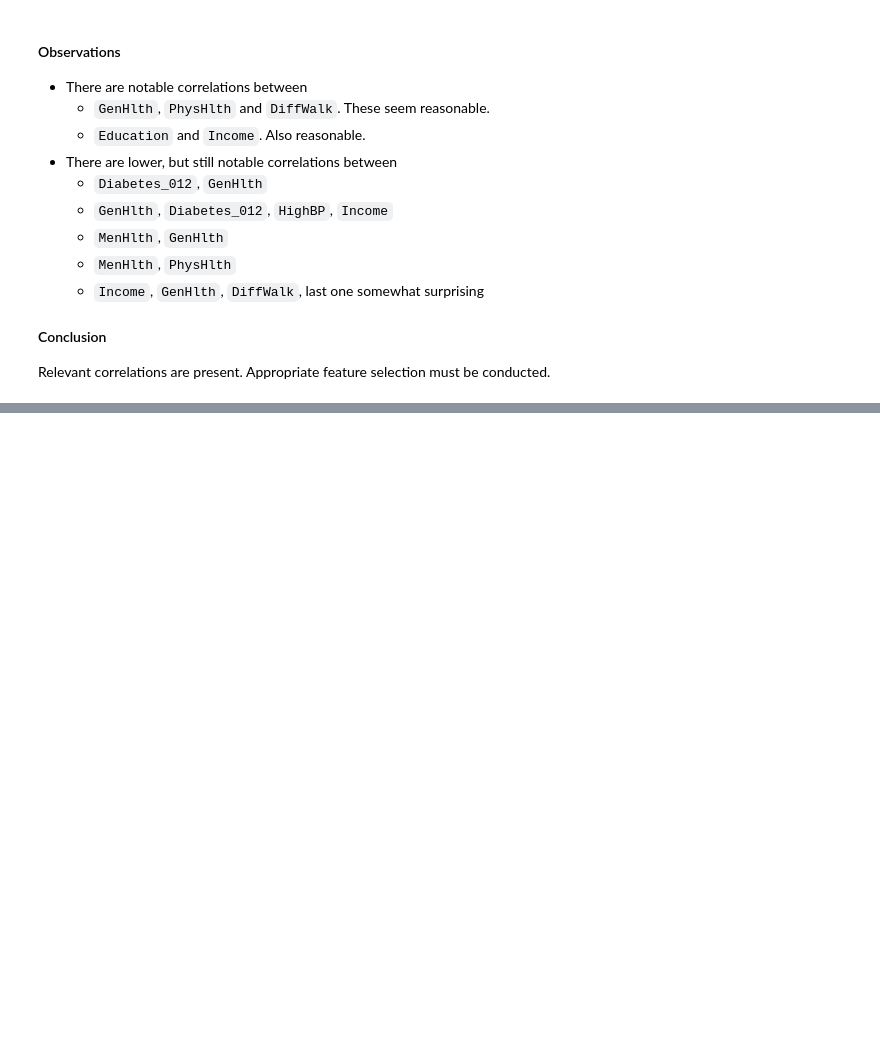
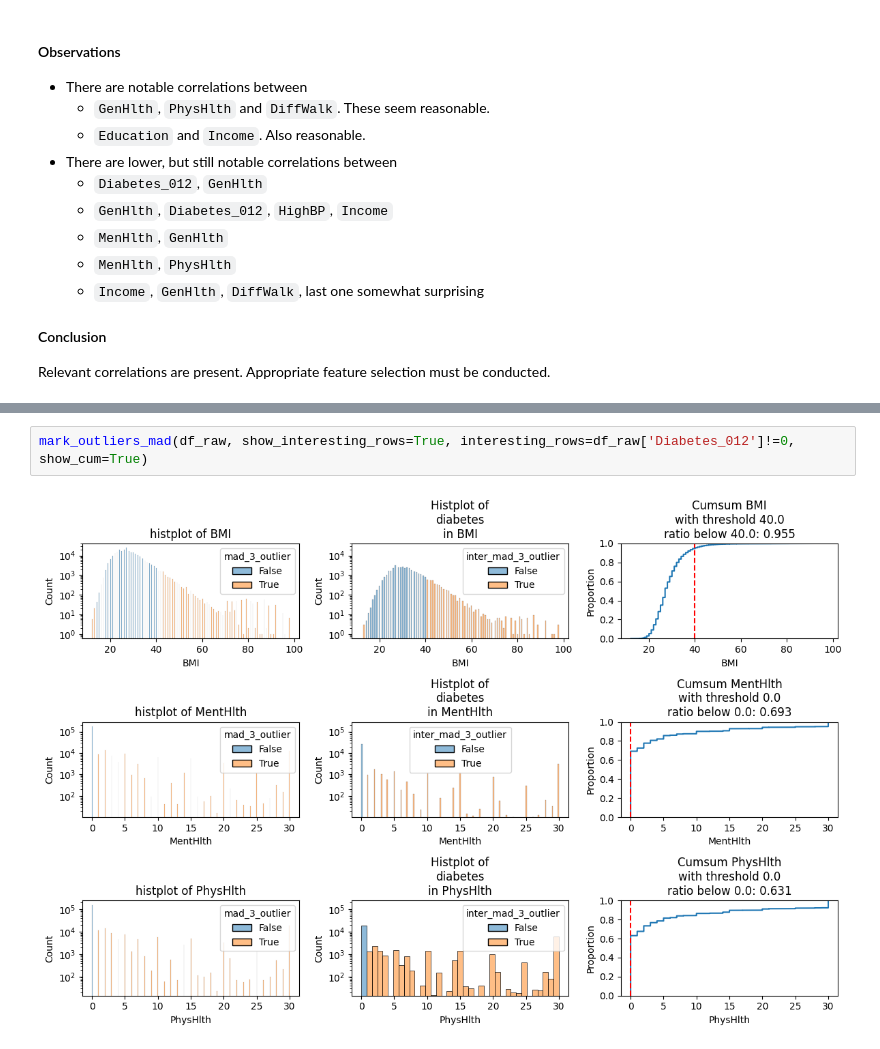
Before and after one commit to S-Rombach/dpp, a Jupyter notebook: eda/eda.ipynb, the cells around one changed output, grey strips where cells are left out. Drawn from its saved outputs; the diff is of its cells as text; blank space fills up the shorter version.

Commit message:
add section outlier detection

```diff
--- a/eda/eda.ipynb
+++ b/eda/eda.ipynb
@@ -278,0 +492,4 @@ plt.show();
+# %%
+mark_outliers_mad(df_raw, show_interesting_rows=True, interesting_rows=df_raw['Diabetes_012']!=0, show_cum=True)
+# %% [output]
+[figure, added]
```
Also changed, not shown: parts of 15 cells of this notebook.
